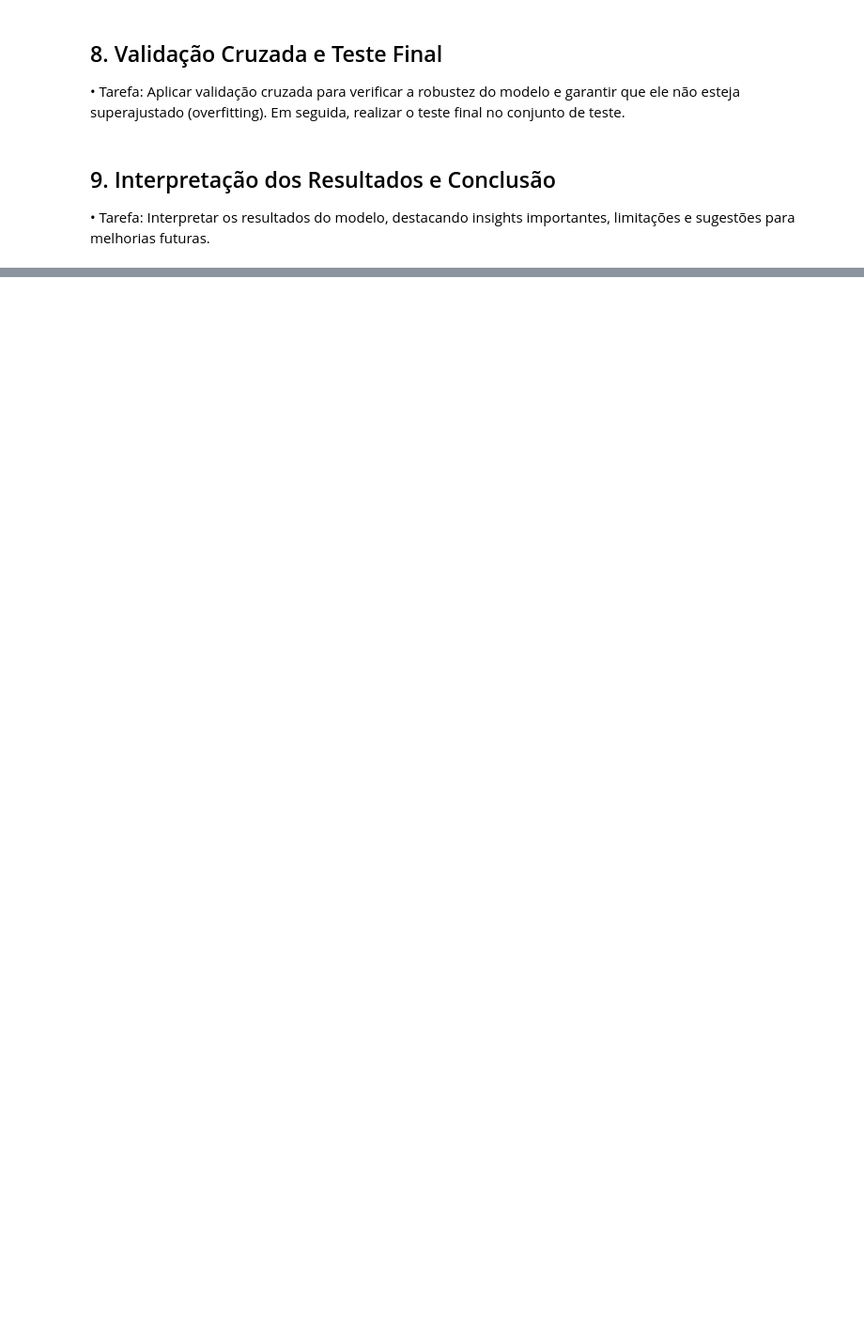
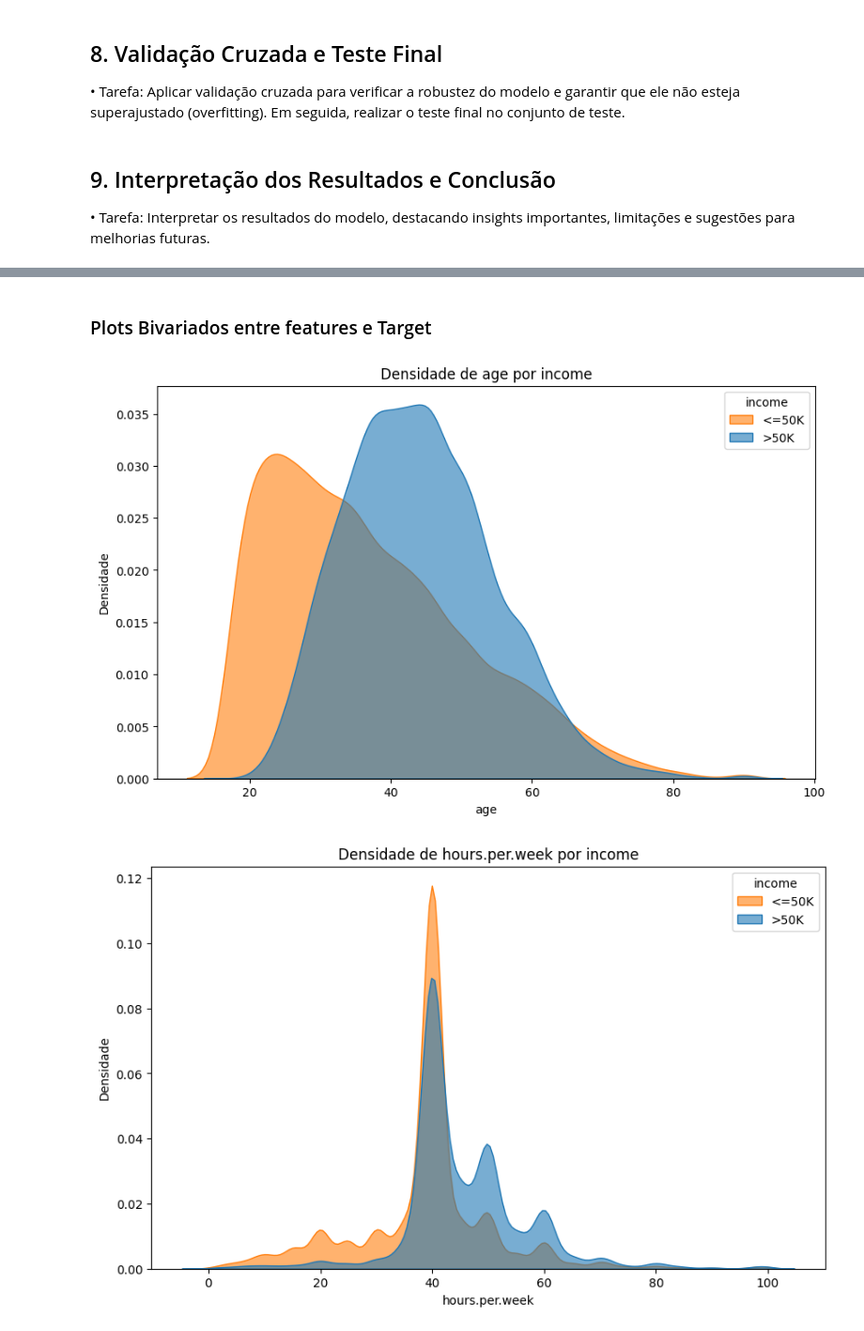
Before and after one commit to Jaquerida/adult_census, a Jupyter notebook: adult_census_income.ipynb, the cells around one changed output, grey strips where cells are left out. Shown: that part at 94% size. Saved outputs shown, nothing was run; the diff lists cells and outputs as text; code cells hidden in the pictures; blank space fills up the shorter version.

```diff
--- a/adult_census_income.ipynb
+++ b/adult_census_income.ipynb
@@ -328,0 +645,30 @@ You can try to debug the error by setting error_score='raise'.
+# %% [markdown]
+### Plots Bivariados entre features e Target
+# %%
+import seaborn as sns
+import matplotlib.pyplot as plt
+
+def plot_feature_kde(X, y, features, target):
+    """
+    Plota a estimativa de densidade de kernel (KDE) das features com a variável target como hue.
+
+    Parameters:
+    - X: DataFrame contendo as features.
+    - y: Série contendo a variável target.
+    - features: Lista com os nomes das features a serem plotadas.
+    - target: Nome da coluna da variável target.
+    """
+    for feature in features:
+        plt.figure(figsize=(10, 6))
+        sns.kdeplot(data=X, x=feature, hue=y, fill=True, common_norm=False, alpha=0.6)
+        plt.title(f'Densidade de {feature} por {target}')
+        plt.xlabel(feature)
+        plt.ylabel('Densidade')
+        plt.legend(title=target, labels=[f'<=50K', f'>50K'])  # Ajuste os rótulos conforme o seu target
+        plt.show()
+# %%
+features_to_plot = ['age', 'hours.per.week', 'education.num']  # Lista das features que você quer plotar
+plot_feature_kde(X_train, y_train, features_to_plot, 'income')
+# %% [output]
+[figure, added]
+[figure, added]
```
Also changed, not shown: parts of 38 cells of this notebook, 1 other file.
